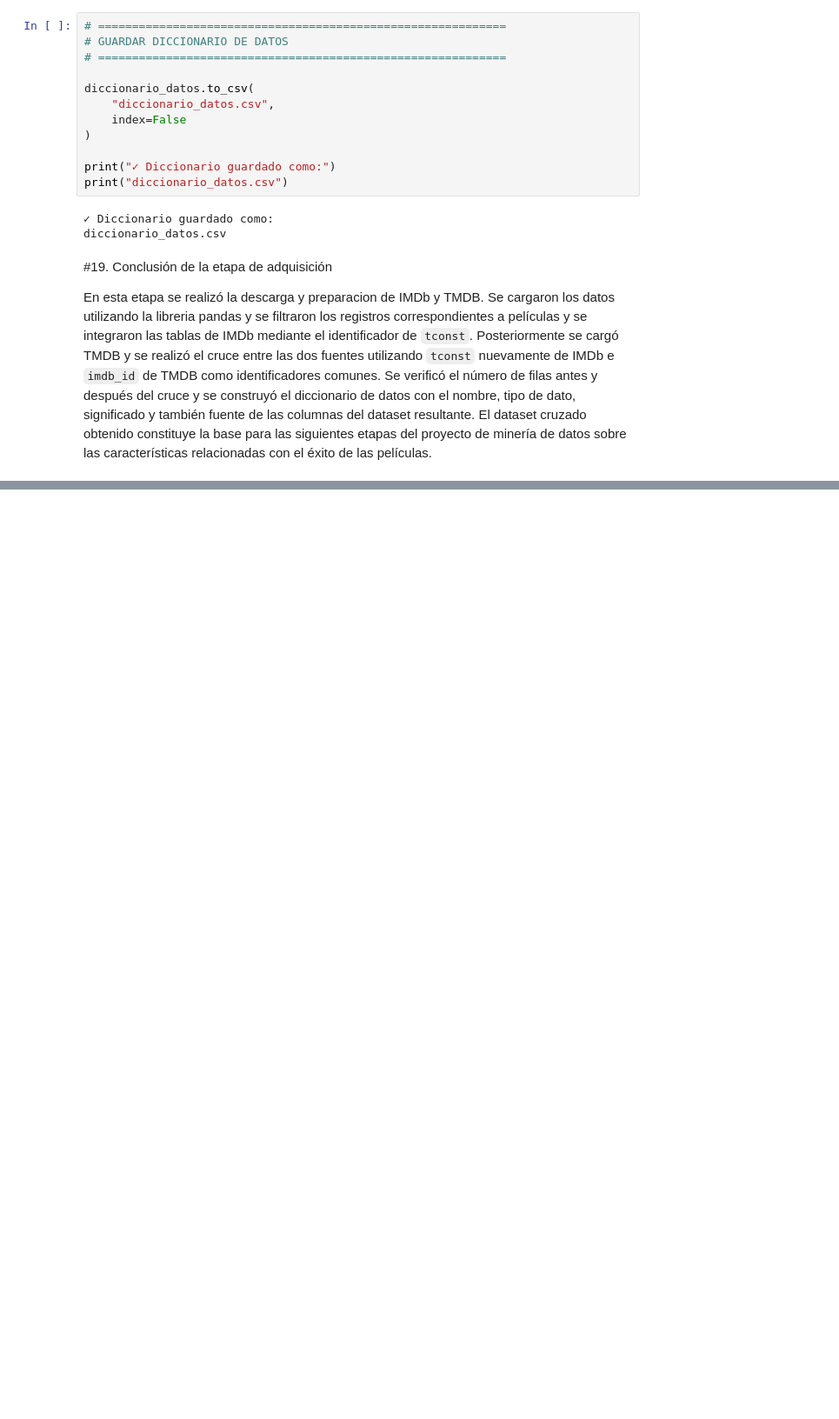
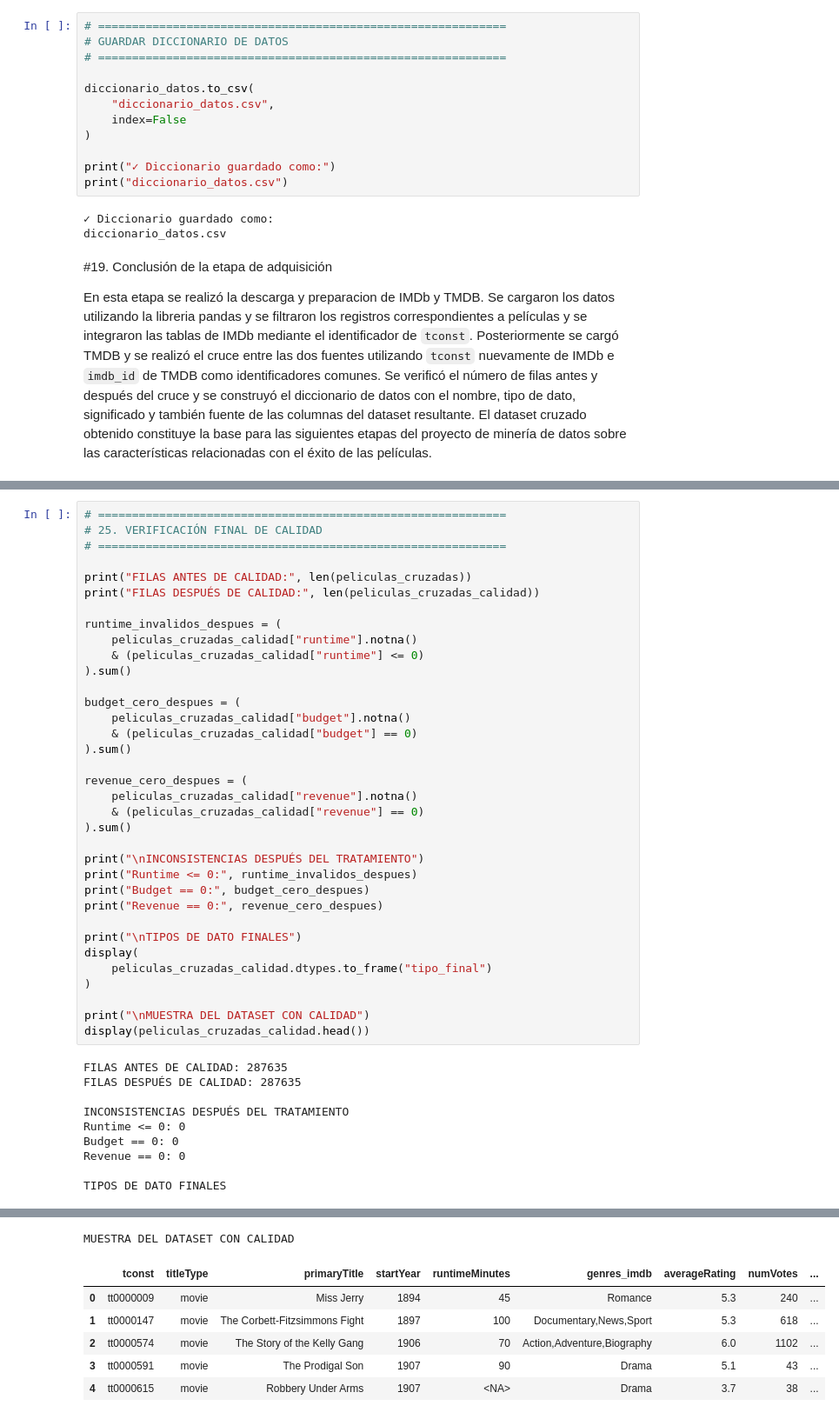
Before and after one commit to SantiCeballosM/mineria-datos-cine-exito, a Jupyter notebook: notebooks/Cine_Exito.ipynb, the cells around one changed output, grey strips where cells are left out. Shown at 87% size. Drawn from its saved outputs; the diff is of its cells as text; blank space fills up the shorter version.

```diff
--- a/notebooks/Cine_Exito.ipynb
+++ b/notebooks/Cine_Exito.ipynb
@@ -728,0 +1351,45 @@ El dataset cruzado obtenido constituye la base para las siguientes etapas del pr
+# %%
+# ============================================================
+# 25. VERIFICACIÓN FINAL DE CALIDAD
+# ============================================================
+
+print("FILAS ANTES DE CALIDAD:", len(peliculas_cruzadas))
+print("FILAS DESPUÉS DE CALIDAD:", len(peliculas_cruzadas_calidad))
+
+runtime_invalidos_despues = (
+    peliculas_cruzadas_calidad["runtime"].notna()
+    & (peliculas_cruzadas_calidad["runtime"] <= 0)
+).sum()
+
+budget_cero_despues = (
+    peliculas_cruzadas_calidad["budget"].notna()
+    & (peliculas_cruzadas_calidad["budget"] == 0)
+).sum()
+
+revenue_cero_despues = (
+    peliculas_cruzadas_calidad["revenue"].notna()
+    & (peliculas_cruzadas_calidad["revenue"] == 0)
+).sum()
+
+print("\nINCONSISTENCIAS DESPUÉS DEL TRATAMIENTO")
+print("Runtime <= 0:", runtime_invalidos_despues)
+print("Budget == 0:", budget_cero_despues)
+print("Revenue == 0:", revenue_cero_despues)
+
+print("\nTIPOS DE DATO FINALES")
+display(
+    peliculas_cruzadas_calidad.dtypes.to_frame("tipo_final")
+)
+
+print("\nMUESTRA DEL DATASET CON CALIDAD")
+display(peliculas_cruzadas_calidad.head())
+# %% [output]
+FILAS ANTES DE CALIDAD: 287635
+FILAS DESPUÉS DE CALIDAD: 287635
+
+INCONSISTENCIAS DESPUÉS DEL TRATAMIENTO
+Runtime <= 0: 0
+Budget == 0: 0
+Revenue == 0: 0
+
+TIPOS DE DATO FINALES
@@ -728,0 +1413,7 @@ El dataset cruzado obtenido constituye la base para las siguientes etapas del pr
+MUESTRA DEL DATASET CON CALIDAD
+|  | tconst | titleType | primaryTitle | startYear | runtimeMinutes | genres_imdb | averageRating | numVotes | ... |
+| 0 | tt0000009 | movie | Miss Jerry | 1894 | 45 | Romance | 5.3 | 240 | ... |
+| 1 | tt0000147 | movie | The Corbett-Fitzsimmons Fight | 1897 | 100 | Documentary,News,Sport | 5.3 | 618 | ... |
+| 2 | tt0000574 | movie | The Story of the Kelly Gang | 1906 | 70 | Action,Adventure,Biography | 6.0 | 1102 | ... |
+| 3 | tt0000591 | movie | The Prodigal Son | 1907 | 90 | Drama | 5.1 | 43 | ... |
+| 4 | tt0000615 | movie | Robbery Under Arms | 1907 | <NA> | Drama | 3.7 | 38 | ... |
```
Also changed, not shown: parts of 33 cells of this notebook.
